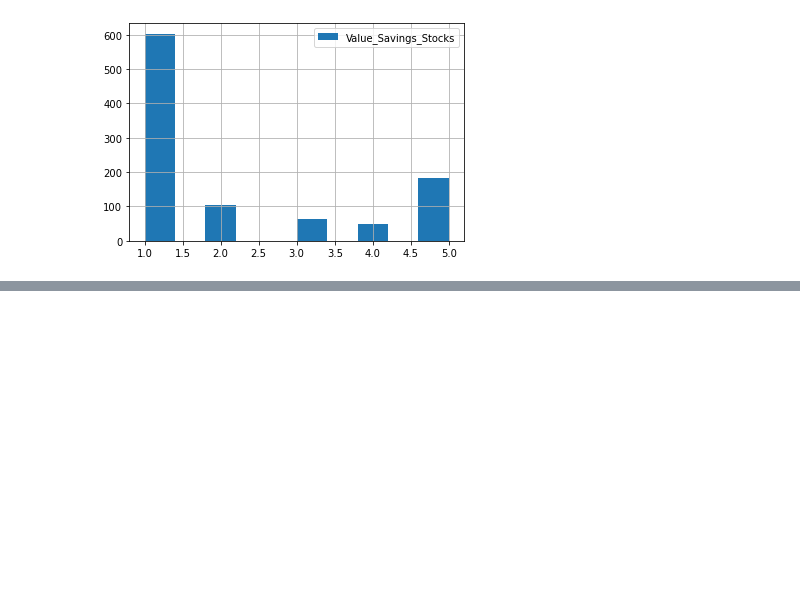
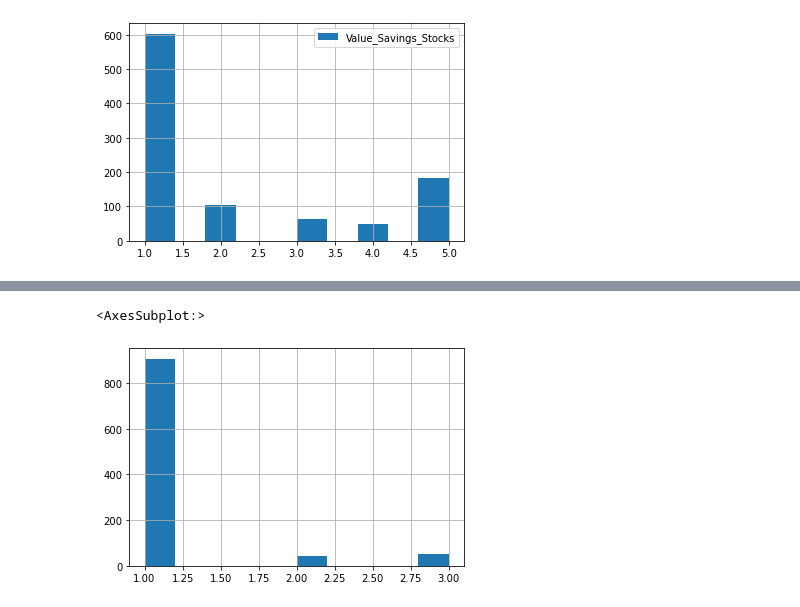
Before and after one commit to georgek2/ENd-To-EnD, a Jupyter notebook: 12_German_CD/creditability.ipynb, the cells around one changed output, grey strips where cells are left out. Cells and saved outputs as stored; diff of their text form; code cells hidden in the pictures; blank space fills up the shorter version.

```diff
--- a/12_German_CD/creditability.ipynb
+++ b/12_German_CD/creditability.ipynb
@@ -232,0 +222,5 @@ array([[<AxesSubplot:ylabel='Density'>, <AxesSubplot:ylabel='Density'>,
+# %%
+X['Guarantors'].hist(label = 'Guarantors')
+# %% [output]
+<AxesSubplot:>
+[figure, added]
```
Also changed, not shown: parts of 28 cells of this notebook.
